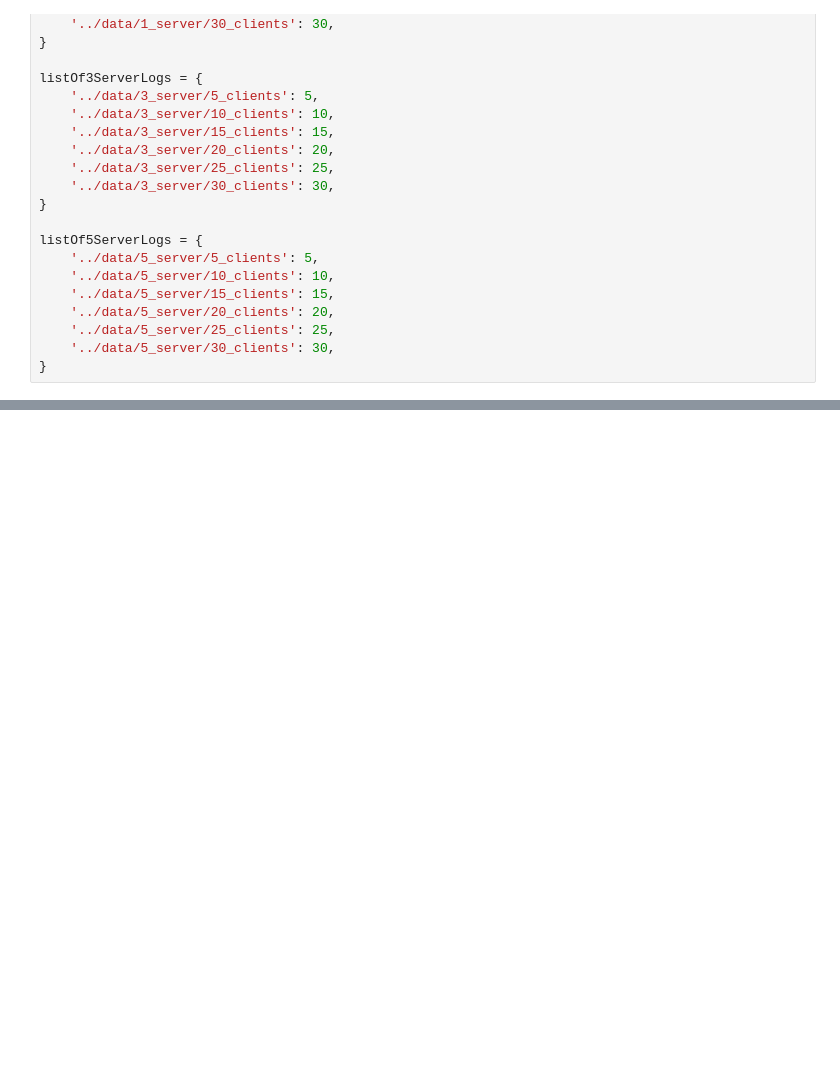
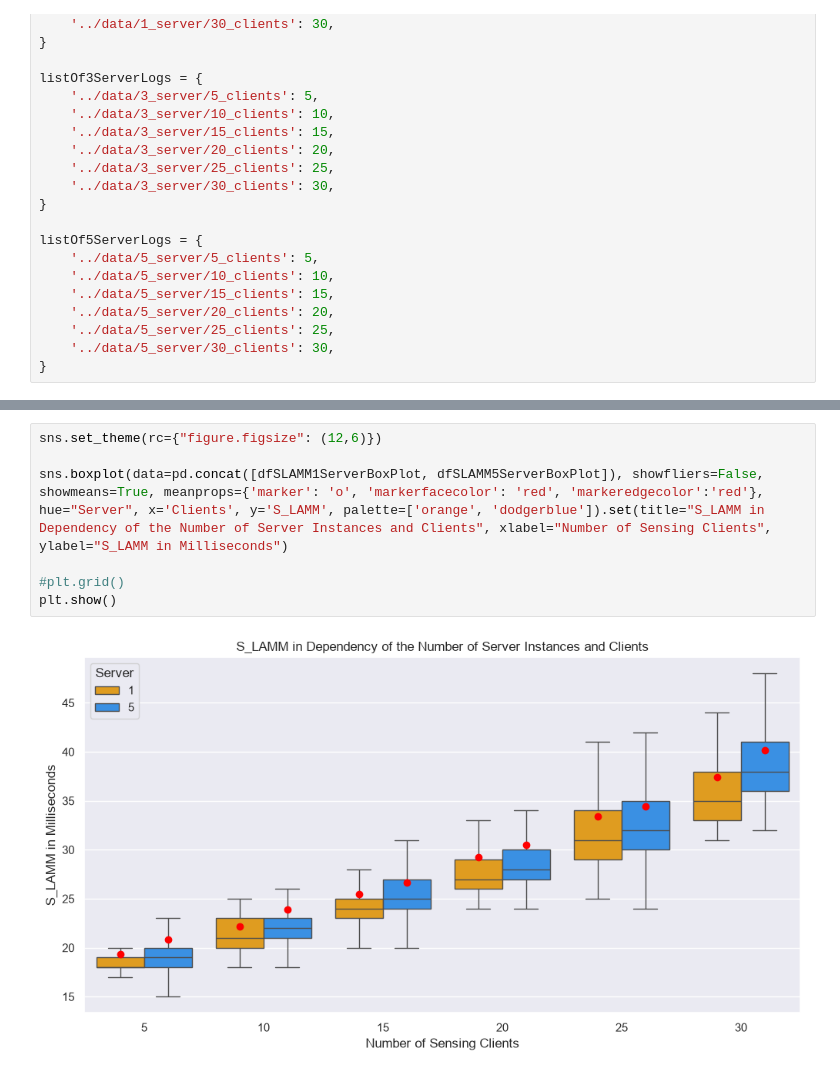
Before and after one commit to leopoldBlk/crowd-monitoring-mcs-application, a Jupyter notebook: evaluation/metricsCalculation/S_LAMM.ipynb, the cells around one changed output, grey strips where cells are left out. Drawn from its saved outputs; the diff is of its cells as text; blank space fills up the shorter version.

```diff
--- a/evaluation/metricsCalculation/S_LAMM.ipynb
+++ b/evaluation/metricsCalculation/S_LAMM.ipynb
@@ -80,0 +141,9 @@ plt.show()
+# %%
+sns.set_theme(rc={"figure.figsize": (12,6)})
+
+sns.boxplot(data=pd.concat([dfSLAMM1ServerBoxPlot, dfSLAMM5ServerBoxPlot]), showfliers=False, showmeans=True, meanprops={'marker': 'o', 'markerfacecolor': 'red', 'markeredgecolor':'red'}, hue="Server", x='Clients', y='S_LAMM', palette=['orange', 'dodgerblue']).set(title="S_LAMM in Dependency of the Number of Server Instances and Clients", xlabel="Number of Sensing Clients", ylabel="S_LAMM in Milliseconds")
+
+#plt.grid()
+plt.show()
+# %% [output]
+[figure, added]
```
Also changed, not shown: parts of 3 cells of this notebook.
